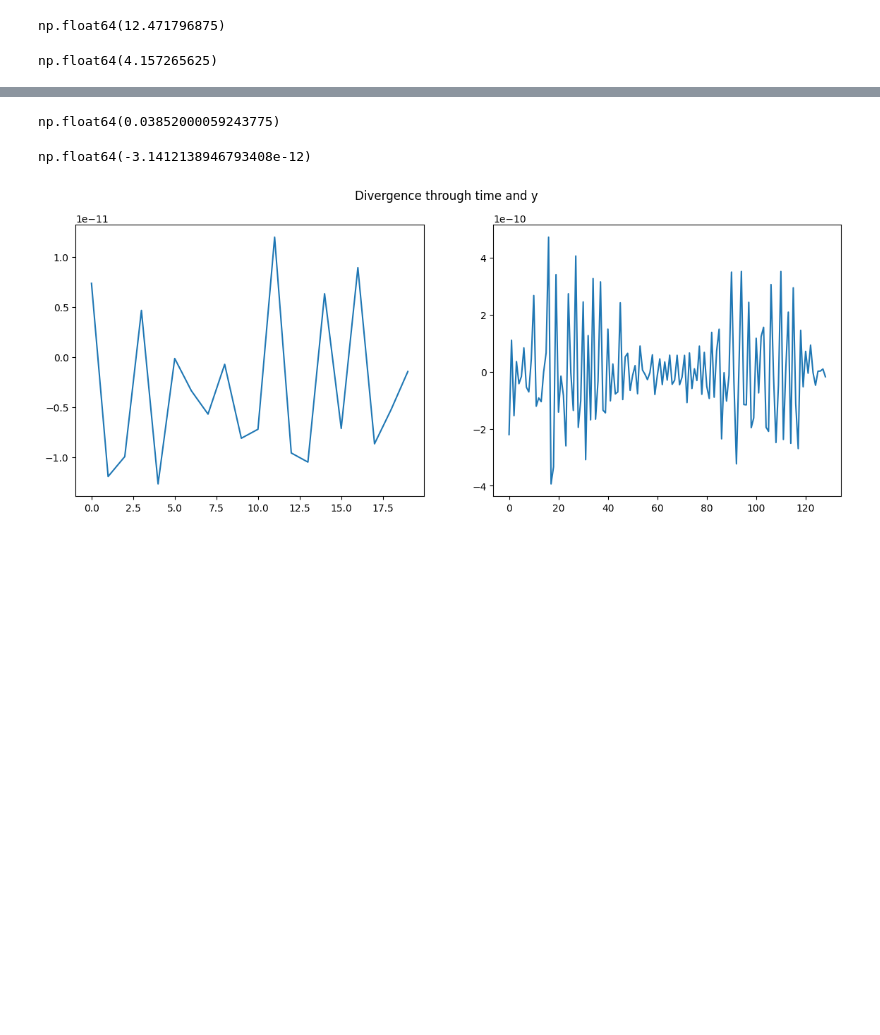
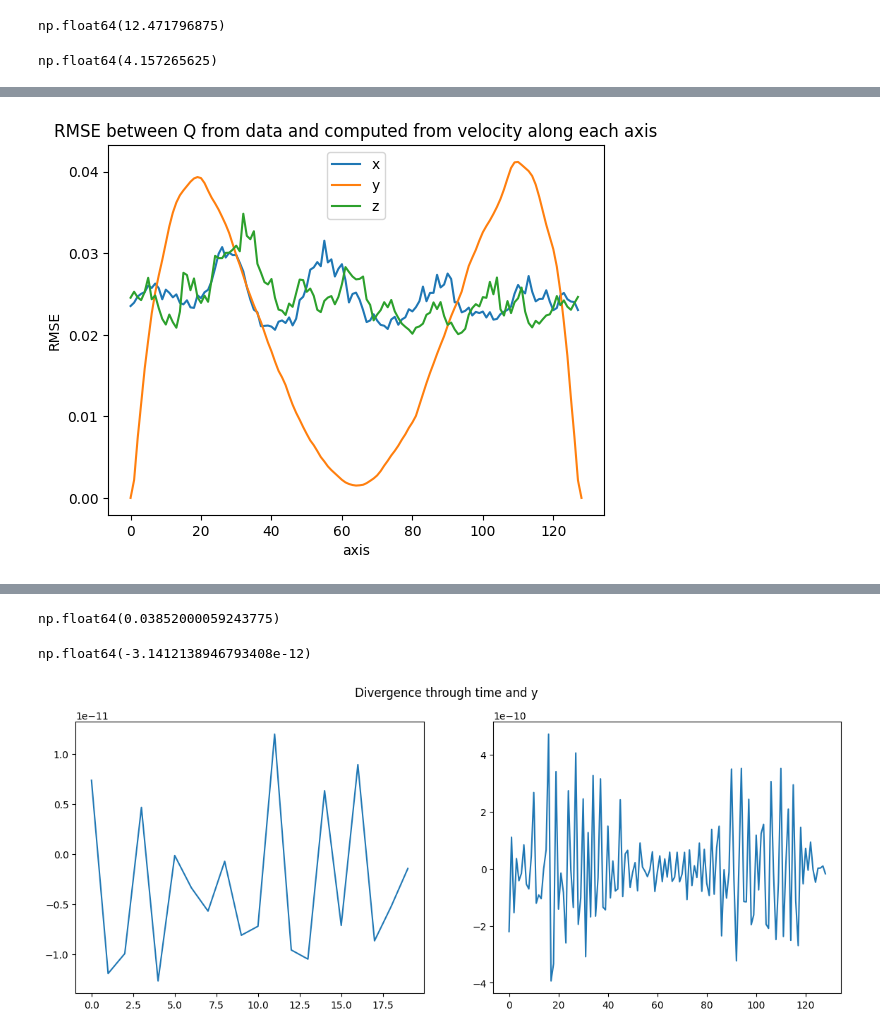
Before and after one commit to kz2wd/flow-diffuse, a Jupyter notebook: check_export.ipynb, the cells around one changed output, grey strips where cells are left out. Drawn from its saved outputs; the diff is of its cells as text; code cells hidden in the pictures; blank space fills up the shorter version.

```diff
--- a/check_export.ipynb
+++ b/check_export.ipynb
@@ -230,3 +243,14 @@ plt.show()
+# %%
+plt.title("RMSE between Q from data and computed from velocity along each axis")
+plt.plot(np.sqrt(np.mean((Q - data[:, 4]) ** 2, axis=(0, 2, 3))), label="x")
+plt.plot(np.sqrt(np.mean((Q - data[:, 4]) ** 2, axis=(0, 1, 3))), label="y")
+plt.plot(np.sqrt(np.mean((Q - data[:, 4]) ** 2, axis=(0, 1, 2))), label="z")
+plt.legend()
+plt.xlabel("axis")
+plt.ylabel("RMSE")
+plt.show()
+# %% [output]
+[figure, added]
 # %%
 plt.title("Relative RMSE between Q from data and computed from velocity along y index")
 plt.plot(np.sqrt(np.mean((Q - data[:, 4]) ** 2, axis=(0, 1, 3))) / np.sqrt(np.mean((data[:, 4]) ** 2, axis=(0, 1, 3))))
```
Also changed, not shown: parts of 15 cells of this notebook, 1 other file.
